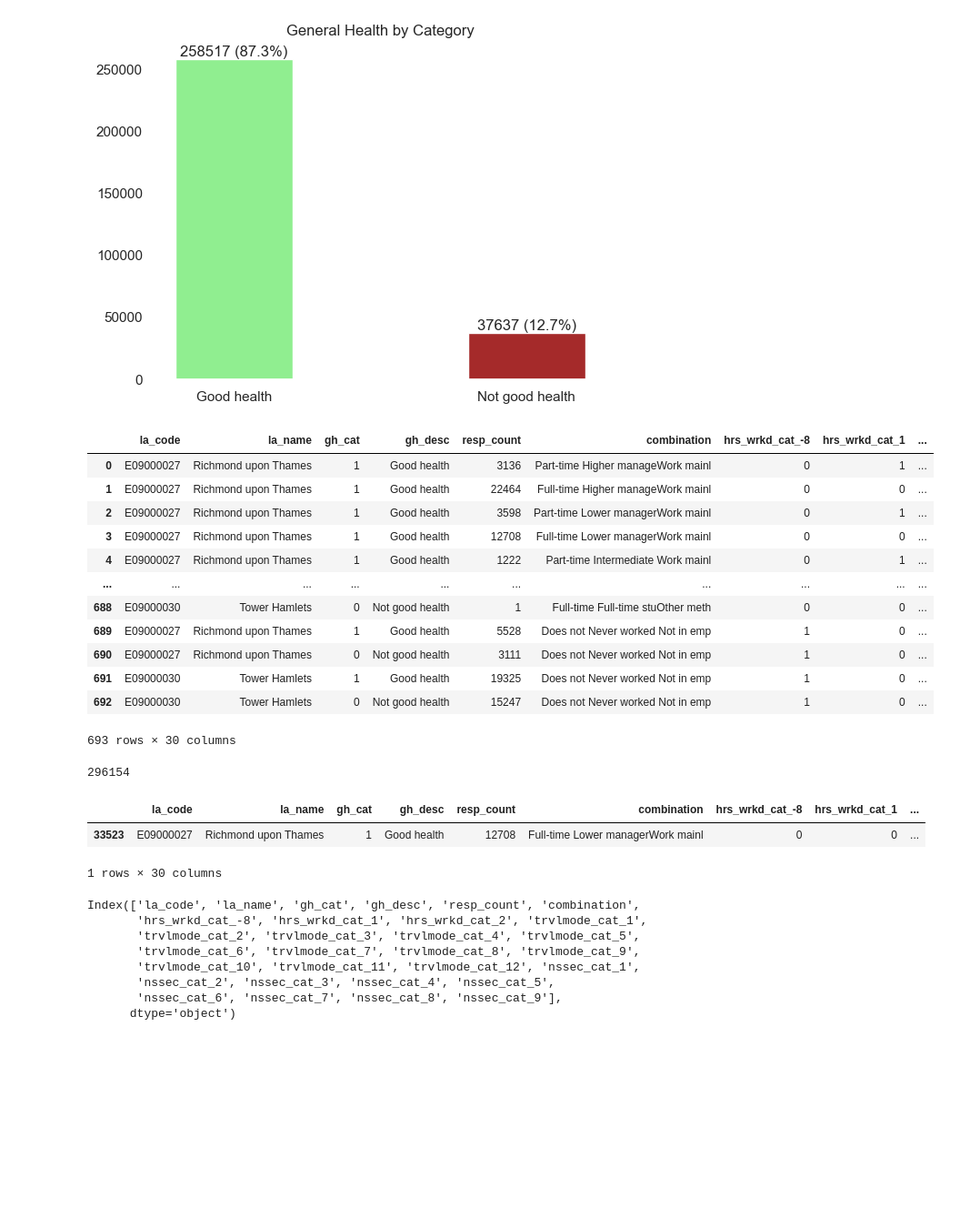
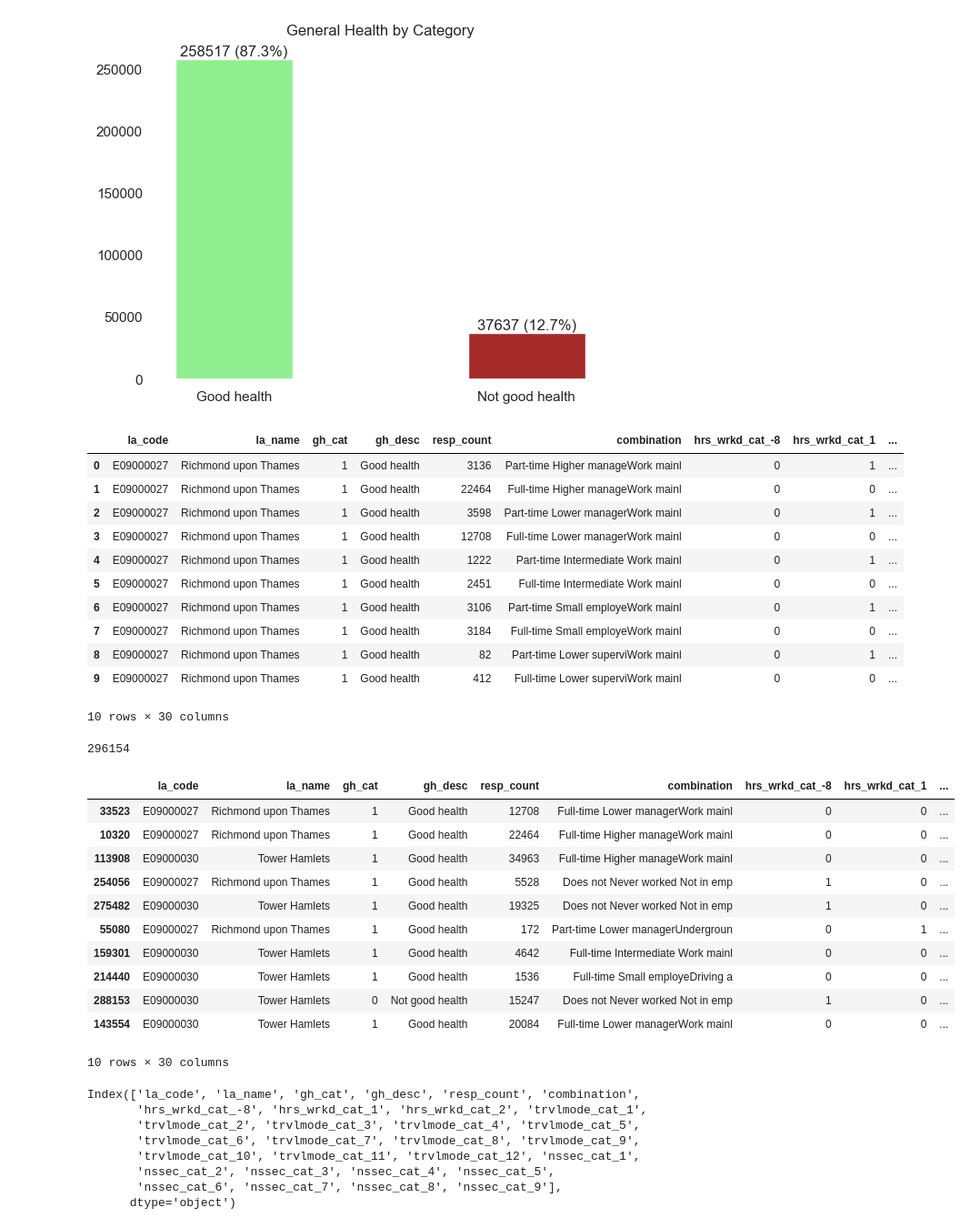
Before and after one commit to NamiJose/Dissertation, a Jupyter notebook: DataAnalysis_RT_TH.ipynb, the cells around one changed output. Shown at 91% size. Cells and saved outputs as stored; diff of their text form; code cells hidden in the pictures; blank space fills up the shorter version.

```diff
--- a/DataAnalysis_RT_TH.ipynb
+++ b/DataAnalysis_RT_TH.ipynb
@@ -1318,7 +1283,7 @@ plt.show()
 #gh_processed_data['gh_cat'] = gh_processed_data['gh_cat'].apply((lambda x: 0 if x == 1 else x))
 gh_processed_data['gh_cat'] = gh_processed_data['gh_cat'].apply((lambda x: 0 if x == 2 else x))
 # %%
-gh_processed_data
+gh_processed_data.head(10)
 # %% [output]
 |  | la_code | la_name | gh_cat | gh_desc | resp_count | combination | hrs_wrkd_cat_-8 | hrs_wrkd_cat_1 | ... |
 | 0 | E09000027 | Richmond upon Thames | 1 | Good health | 3136 | Part-time Higher manageWork mainl | 0 | 1 | ... |
@@ -1326,13 +1291,12 @@ gh_processed_data
 | 2 | E09000027 | Richmond upon Thames | 1 | Good health | 3598 | Part-time Lower managerWork mainl | 0 | 1 | ... |
 | 3 | E09000027 | Richmond upon Thames | 1 | Good health | 12708 | Full-time Lower managerWork mainl | 0 | 0 | ... |
 | 4 | E09000027 | Richmond upon Thames | 1 | Good health | 1222 | Part-time Intermediate Work mainl | 0 | 1 | ... |
-| ... | ... | ... | ... | ... | ... | ... | ... | ... | ... |
-| 688 | E09000030 | Tower Hamlets | 0 | Not good health | 1 | Full-time Full-time stuOther meth | 0 | 0 | ... |
-| 689 | E09000027 | Richmond upon Thames | 1 | Good health | 5528 | Does not Never worked Not in emp | 1 | 0 | ... |
-| 690 | E09000027 | Richmond upon Thames | 0 | Not good health | 3111 | Does not Never worked Not in emp | 1 | 0 | ... |
-| 691 | E09000030 | Tower Hamlets | 1 | Good health | 19325 | Does not Never worked Not in emp | 1 | 0 | ... |
-| 692 | E09000030 | Tower Hamlets | 0 | Not good health | 15247 | Does not Never worked Not in emp | 1 | 0 | ... |
+| 5 | E09000027 | Richmond upon Thames | 1 | Good health | 2451 | Full-time Intermediate Work mainl | 0 | 0 | ... |
+| 6 | E09000027 | Richmond upon Thames | 1 | Good health | 3106 | Part-time Small employeWork mainl | 0 | 1 | ... |
+| 7 | E09000027 | Richmond upon Thames | 1 | Good health | 3184 | Full-time Small employeWork mainl | 0 | 0 | ... |
+| 8 | E09000027 | Richmond upon Thames | 1 | Good health | 82 | Part-time Lower superviWork mainl | 0 | 1 | ... |
+| 9 | E09000027 | Richmond upon Thames | 1 | Good health | 412 | Full-time Lower superviWork mainl | 0 | 0 | ... |
-693 rows × 30 columns
+10 rows × 30 columns
 # %%
 #Repeating each row according to peoplecount
 rows_list = []
@@ -1359,11 +1324,20 @@ len(gh_processed_data_fin)
 # %% [output]
 296154
 # %%
-gh_processed_data_fin.head(1)
+gh_processed_data_fin.head(10)
 # %% [output]
 |  | la_code | la_name | gh_cat | gh_desc | resp_count | combination | hrs_wrkd_cat_-8 | hrs_wrkd_cat_1 | ... |
 | 33523 | E09000027 | Richmond upon Thames | 1 | Good health | 12708 | Full-time Lower managerWork mainl | 0 | 0 | ... |
+| 10320 | E09000027 | Richmond upon Thames | 1 | Good health | 22464 | Full-time Higher manageWork mainl | 0 | 0 | ... |
+| 113908 | E09000030 | Tower Hamlets | 1 | Good health | 34963 | Full-time Higher manageWork mainl | 0 | 0 | ... |
+| 254056 | E09000027 | Richmond upon Thames | 1 | Good health | 5528 | Does not Never worked Not in emp | 1 | 0 | ... |
+| 275482 | E09000030 | Tower Hamlets | 1 | Good health | 19325 | Does not Never worked Not in emp | 1 | 0 | ... |
+| 55080 | E09000027 | Richmond upon Thames | 1 | Good health | 172 | Part-time Lower managerUndergroun | 0 | 1 | ... |
+| 159301 | E09000030 | Tower Hamlets | 1 | Good health | 4642 | Full-time Intermediate Work mainl | 0 | 0 | ... |
+| 214440 | E09000030 | Tower Hamlets | 1 | Good health | 1536 | Full-time Small employeDriving a | 0 | 0 | ... |
+| 288153 | E09000030 | Tower Hamlets | 0 | Not good health | 15247 | Does not Never worked Not in emp | 1 | 0 | ... |
+| 143554 | E09000030 | Tower Hamlets | 1 | Good health | 20084 | Full-time Lower managerWork mainl | 0 | 0 | ... |
-1 rows × 30 columns
+10 rows × 30 columns
 # %%
 gh_processed_data_fin.columns
 # %% [output]
```
Also changed, not shown: parts of 64 cells of this notebook, 2 other files.
